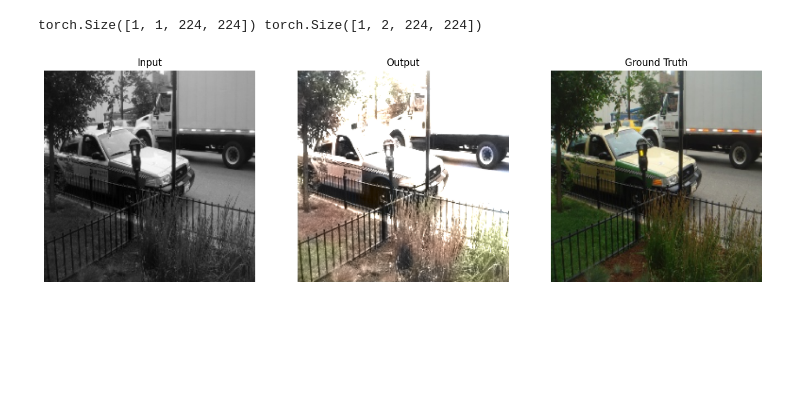
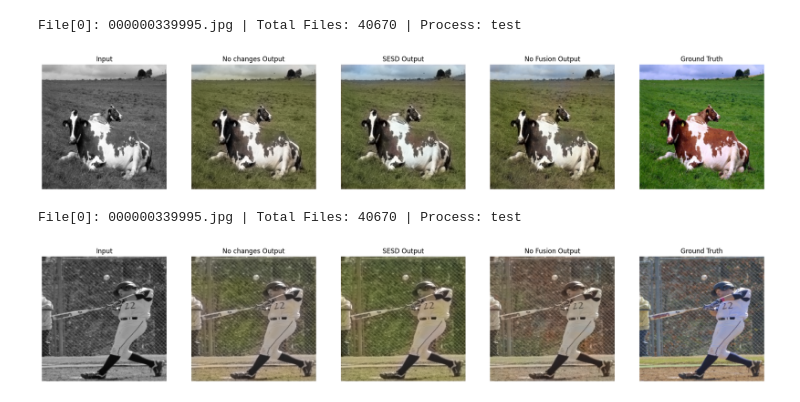
Before and after one commit to CZ4042-nndl/Deep-Image-Colourization-Techniques, a Jupyter notebook: Model_Testing.ipynb, the cells around one changed output. Cells and saved outputs as stored; diff of their text form; code cells hidden in the pictures; blank space fills up the shorter version.

Commit message:
Finished Testing Script
(cherry picked from commit 9fd24892cb507eb16a636249806fc1f8ef5b2974)

```diff
--- a/Model_Testing.ipynb
+++ b/Model_Testing.ipynb
@@ -248,23 +16,76 @@ def concatente_and_colorize(im_lab, img_ab) -> np.ndarray:
-# %%
-new_lab_image = torch.stack([ti.get_encoder_img(direct_input=True)[:,0,:,:]], dim=1)
-color_img = concatente_and_colorize(new_lab_image, output_ab)
-# %% [output]
-torch.Size([1, 1, 224, 224]) torch.Size([1, 2, 224, 224])
 # %%
-fig, ax = plt.subplots(1, 3, figsize=(16, 8))
+import Trained_Colourization_Models as tcm
+import matplotlib.pyplot as plt
+import numpy as np
 
-ax[0].imshow(ti.get_gray(), cmap='gray')
+test_dataset = tcm.CustomDataset('coco2017/test2017','test')
+ti2 = tcm.Testing_Image(test_dataset, filename='000000000019.jpg')
+model_runner = tcm.Default_Model_Runner()
+output_img = model_runner.get_image_output(ti2)
+model_runner_2 = tcm.SESD_Model_Runner()
+output_img_2 = model_runner_2.get_image_output(ti2)
+model_runner_3 = tcm.NoFusion_Model_Runner()
+output_img_3 = model_runner_3.get_image_output(ti2)
+
+fig, ax = plt.subplots(1, 5, figsize=(24, 12))
+
+ax[0].imshow(ti2.get_gray(), cmap='gray')
 ax[0].set_title('Input')
-ax[1].imshow(color_img)
-ax[1].set_title('Output')
-ax[2].imshow(ti.get_rgb())
-ax[2].set_title('Ground Truth')
+ax[1].imshow(output_img)
+ax[1].set_title('No changes Output')
+ax[2].imshow(output_img_2)
+ax[2].set_title('SESD Output')
+ax[3].imshow(output_img_3)
+ax[3].set_title('No Fusion Output')
+ax[4].imshow(ti2.get_rgb())
+ax[4].set_title('Ground Truth')
 
 # clear x-axis and y-axis
 ax[0].axis('off')
 ax[1].axis('off')
 ax[2].axis('off')
+ax[3].axis('off')
+ax[4].axis('off')
 
 plt.show()
 # %% [output]
+File[0]: 000000339995.jpg | Total Files: 40670 | Process: test
-[figure, old version]
+[figure, new version]
+# %%
+import Trained_Colourization_Models as tcm
+import matplotlib.pyplot as plt
+import numpy as np
+
+test_dataset = tcm.CustomDataset('coco2017/test2017','test')
+ti2 = tcm.Testing_Image(test_dataset, filename='000000000016.jpg')
+model_runner = tcm.Default_Model_Runner()
+output_img = model_runner.get_image_output(ti2)
+model_runner_2 = tcm.SESD_Model_Runner()
+output_img_2 = model_runner_2.get_image_output(ti2)
+model_runner_3 = tcm.NoFusion_Model_Runner()
+output_img_3 = model_runner_3.get_image_output(ti2)
+
+fig, ax = plt.subplots(1, 5, figsize=(24, 12))
+
+ax[0].imshow(ti2.get_gray(), cmap='gray')
+ax[0].set_title('Input')
+ax[1].imshow(output_img)
+ax[1].set_title('No changes Output')
+ax[2].imshow(output_img_2)
+ax[2].set_title('SESD Output')
+ax[3].imshow(output_img_3)
+ax[3].set_title('No Fusion Output')
+ax[4].imshow(ti2.get_rgb())
+ax[4].set_title('Ground Truth')
+
+# clear x-axis and y-axis
+ax[0].axis('off')
+ax[1].axis('off')
+ax[2].axis('off')
+ax[3].axis('off')
+ax[4].axis('off')
+
+plt.show()
+# %% [output]
+File[0]: 000000339995.jpg | Total Files: 40670 | Process: test
+[figure, added]
```
Also changed, not shown: parts of 10 cells of this notebook, 1 other file.
